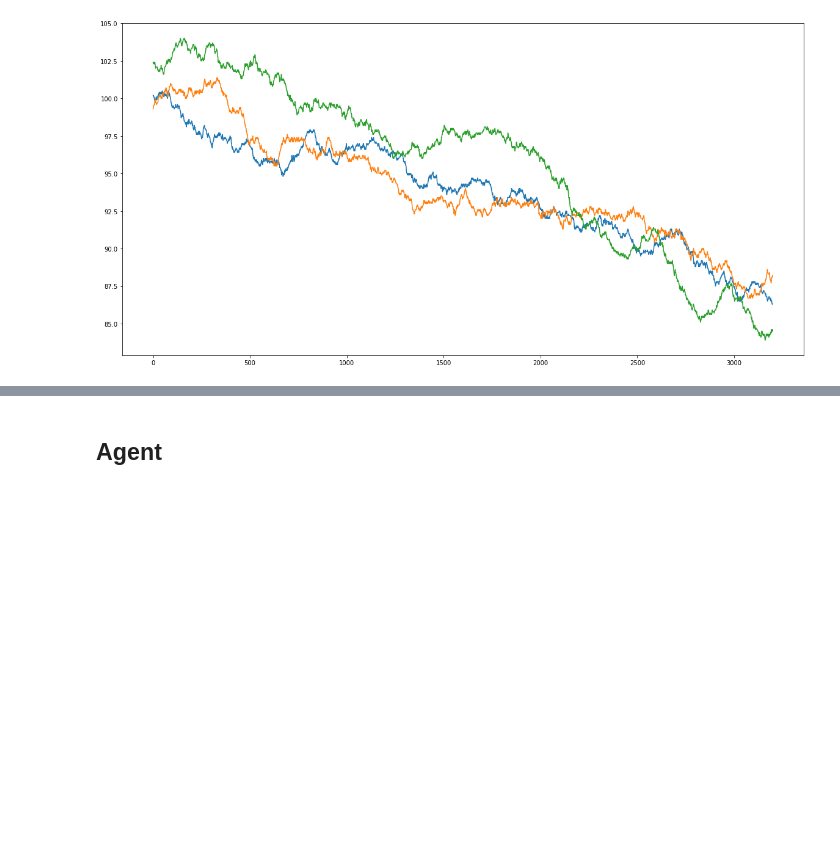
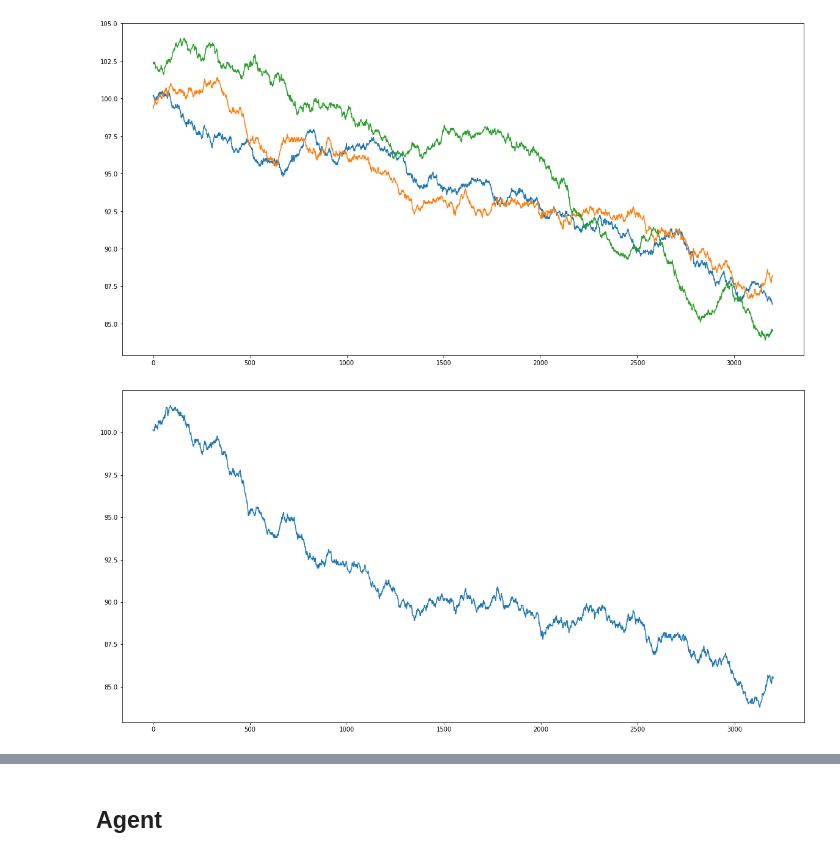
Before and after one commit to lainn9527/market_simulator, a Jupyter notebook: multi_visualization.ipynb, the cells around one changed output, grey strips where cells are left out. Drawn from its saved outputs; the diff is of its cells as text; code cells hidden in the pictures; blank space fills up the shorter version.

```diff
--- a/multi_visualization.ipynb
+++ b/multi_visualization.ipynb
@@ -18,15 +18,26 @@ Different configurations of agents and thus differents dynamic of price and volu
 # %%
 result_dir = Path("simulation_result/multi/run1")
 train_dirs = os.listdir(result_dir / 'train')
-validate_dir = result_dir / 'validate'
+validate_dirs = os.listdir(result_dir / 'validate')
 # %%
+# train
 for train_dir in train_dirs:
     train_dir = result_dir / 'train' / train_dir
     security_path = train_dir / "TSMC.json"
     agent_path = train_dir / "agent.json"
     # tsmc = pd.read_json(security_path)
     # plt.plot(tsmc['close'], color = 'r')
-    markey = json.loads(security_path.read_text())
-    plt.plot(markey['price'][100:])
+    market = json.loads(security_path.read_text())
+    plt.plot(market['price'][100:])
 # %% [output]
 [figure]
+# %%
+# validate
+for validate_dir in validate_dirs:
+    validate_dir = result_dir / 'validate' / validate_dir
+    security_path = validate_dir / "TSMC.json"
+    agent_path = validate_dir / "agent.json"
+    market = json.loads(security_path.read_text())
+    plt.plot(market['price'][100:])
+# %% [output]
+[figure, added]
```
Also changed, not shown: parts of 1 cell of this notebook, 6 other files.
